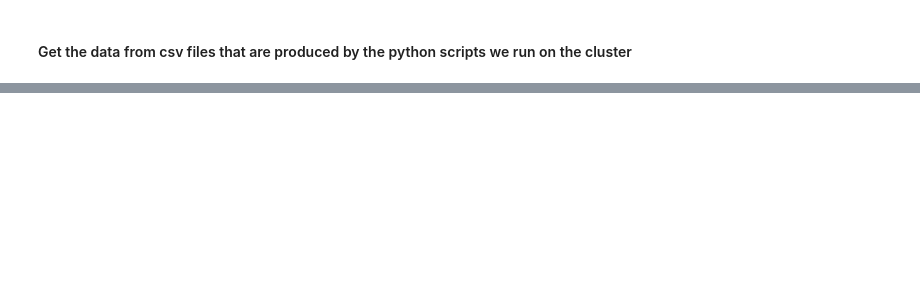
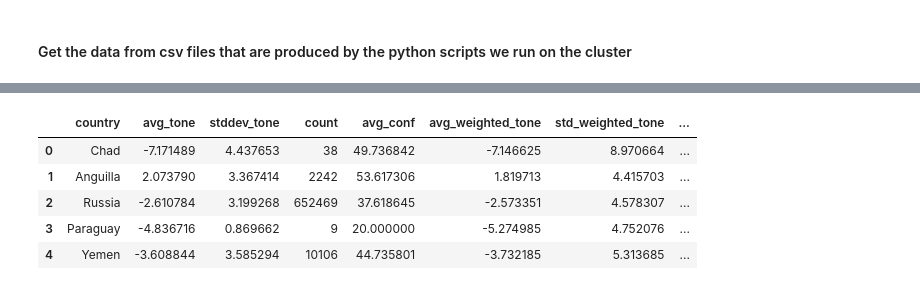
Before and after one commit to NatGr/projectAdA, a Jupyter notebook: Notebook.ipynb, the cells around one changed output, grey strips where cells are left out. Cells and saved outputs as stored; diff of their text form; code cells hidden in the pictures; blank space fills up the shorter version.

```diff
--- a/Notebook.ipynb
+++ b/Notebook.ipynb
@@ -18,0 +31,10 @@ country_outer_view = pd.read_csv(os.path.join(DATA_DIR, 'country_outer_view.csv'
+# %%
+# statistical informations about the tone of the news of a country towards itself
+country_inner_view.head()
+# %% [output]
+|  | country | avg_tone | stddev_tone | count | avg_conf | avg_weighted_tone | std_weighted_tone | ... |
+| 0 | Chad | -7.171489 | 4.437653 | 38 | 49.736842 | -7.146625 | 8.970664 | ... |
+| 1 | Anguilla | 2.073790 | 3.367414 | 2242 | 53.617306 | 1.819713 | 4.415703 | ... |
+| 2 | Russia | -2.610784 | 3.199268 | 652469 | 37.618645 | -2.573351 | 4.578307 | ... |
+| 3 | Paraguay | -4.836716 | 0.869662 | 9 | 20.000000 | -5.274985 | 4.752076 | ... |
+| 4 | Yemen | -3.608844 | 3.585294 | 10106 | 44.735801 | -3.732185 | 5.313685 | ... |
```
Also changed, not shown: parts of 10 cells of this notebook, 7 other files.
